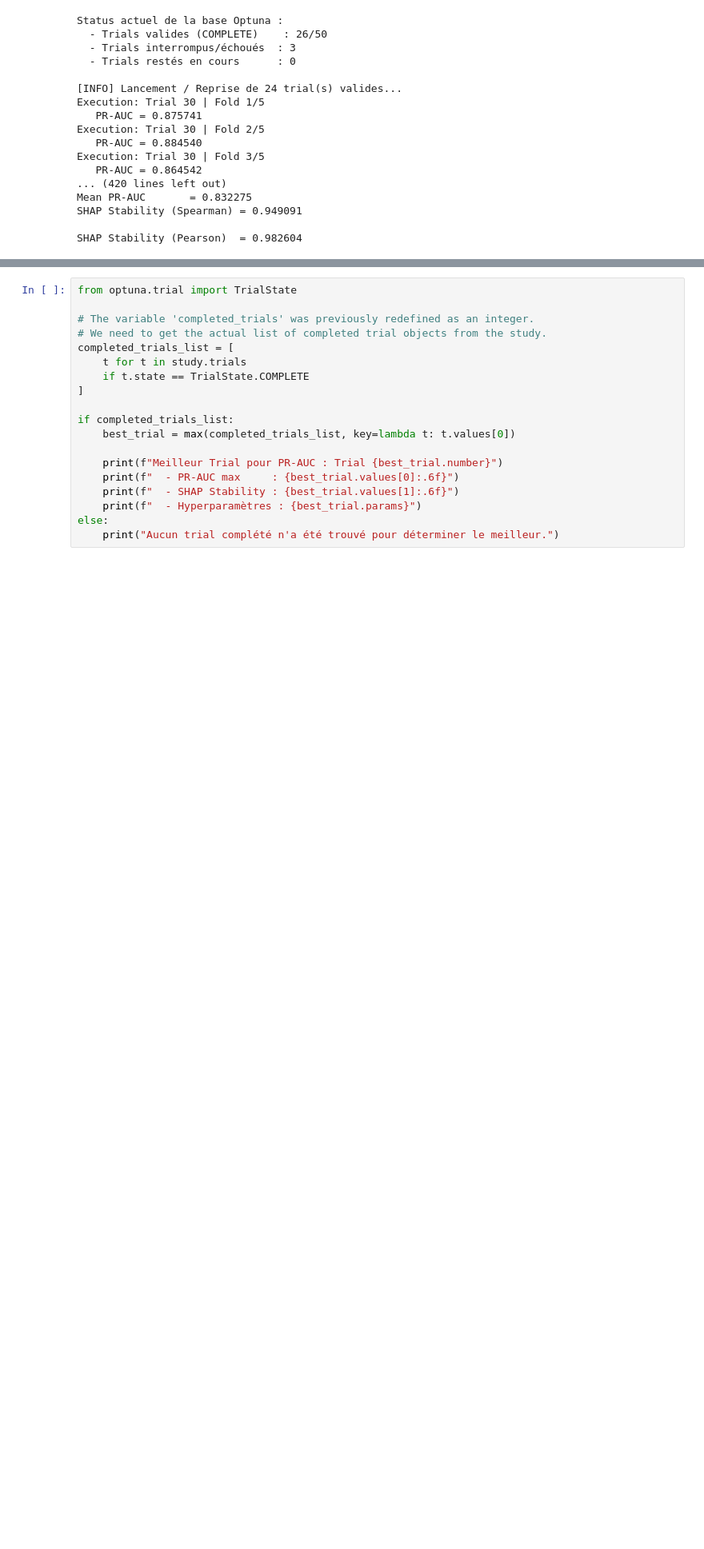
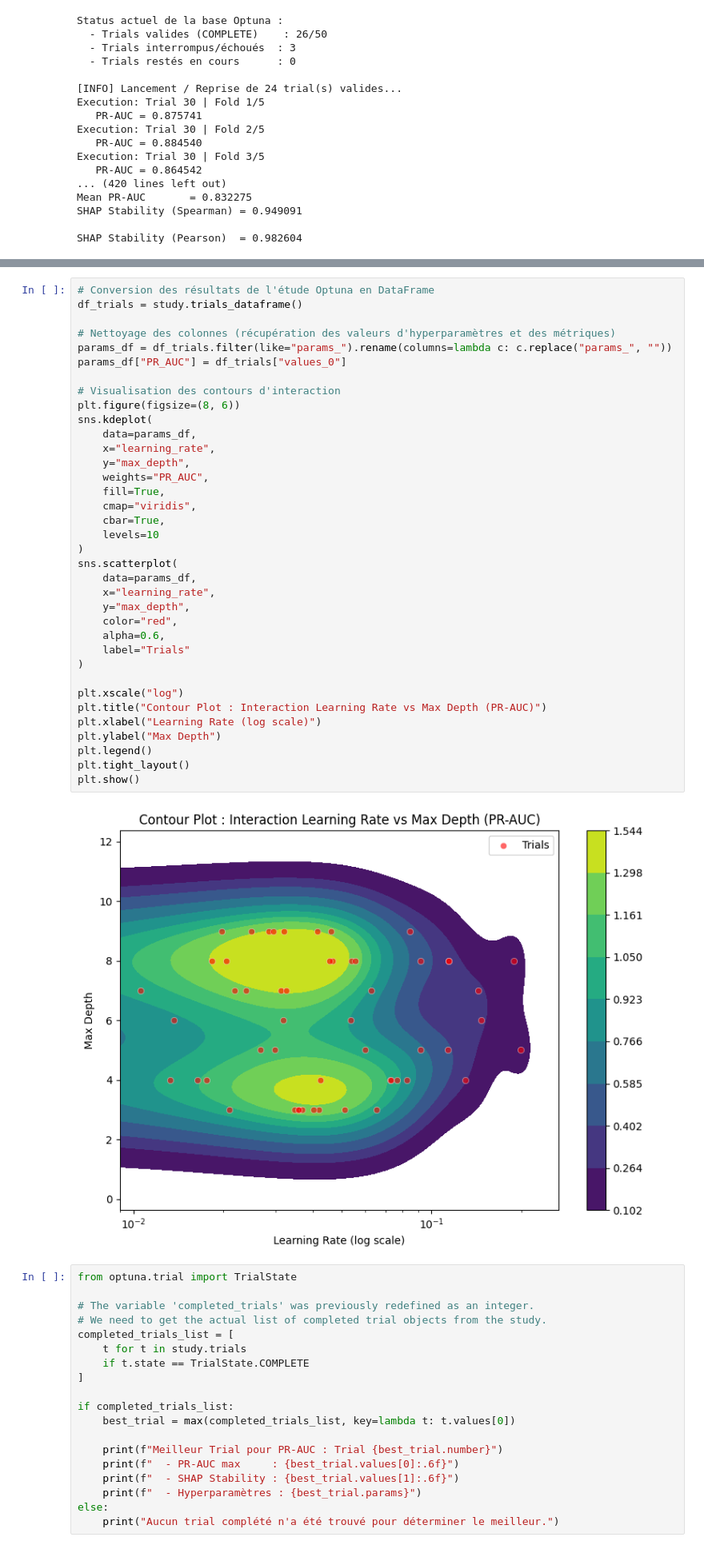
Before and after one commit to Chaabmanal2022/Balancing-PR-AUC-and-Explanation-Stability-in-Fraud-Detection, a Jupyter notebook: Pipeline_1_Baseline.ipynb, the cells around one changed output, grey strips where cells are left out. Shown at 80% size. Drawn from its saved outputs; the diff is of its cells as text; blank space fills up the shorter version.

```diff
--- a/Pipeline_1_Baseline.ipynb
+++ b/Pipeline_1_Baseline.ipynb
@@ -592,3 +717,41 @@ plt.show()
+# %%
+# Conversion des résultats de l'étude Optuna en DataFrame
+df_trials = study.trials_dataframe()
+
+# Nettoyage des colonnes (récupération des valeurs d'hyperparamètres et des métriques)
+params_df = df_trials.filter(like="params_").rename(columns=lambda c: c.replace("params_", ""))
+params_df["PR_AUC"] = df_trials["values_0"]
+
+# Visualisation des contours d'interaction
+plt.figure(figsize=(8, 6))
+sns.kdeplot(
+    data=params_df,
+    x="learning_rate",
+    y="max_depth",
+    weights="PR_AUC",
+    fill=True,
+    cmap="viridis",
+    cbar=True,
+    levels=10
+)
+sns.scatterplot(
+    data=params_df,
+    x="learning_rate",
+    y="max_depth",
+    color="red",
+    alpha=0.6,
+    label="Trials"
+)
+
+plt.xscale("log")
+plt.title("Contour Plot : Interaction Learning Rate vs Max Depth (PR-AUC)")
+plt.xlabel("Learning Rate (log scale)")
+plt.ylabel("Max Depth")
+plt.legend()
+plt.tight_layout()
+plt.show()
+# %% [output]
+[figure, added]
 # %%
 from optuna.trial import TrialState
 
```
Also changed, not shown: parts of 13 cells of this notebook.
